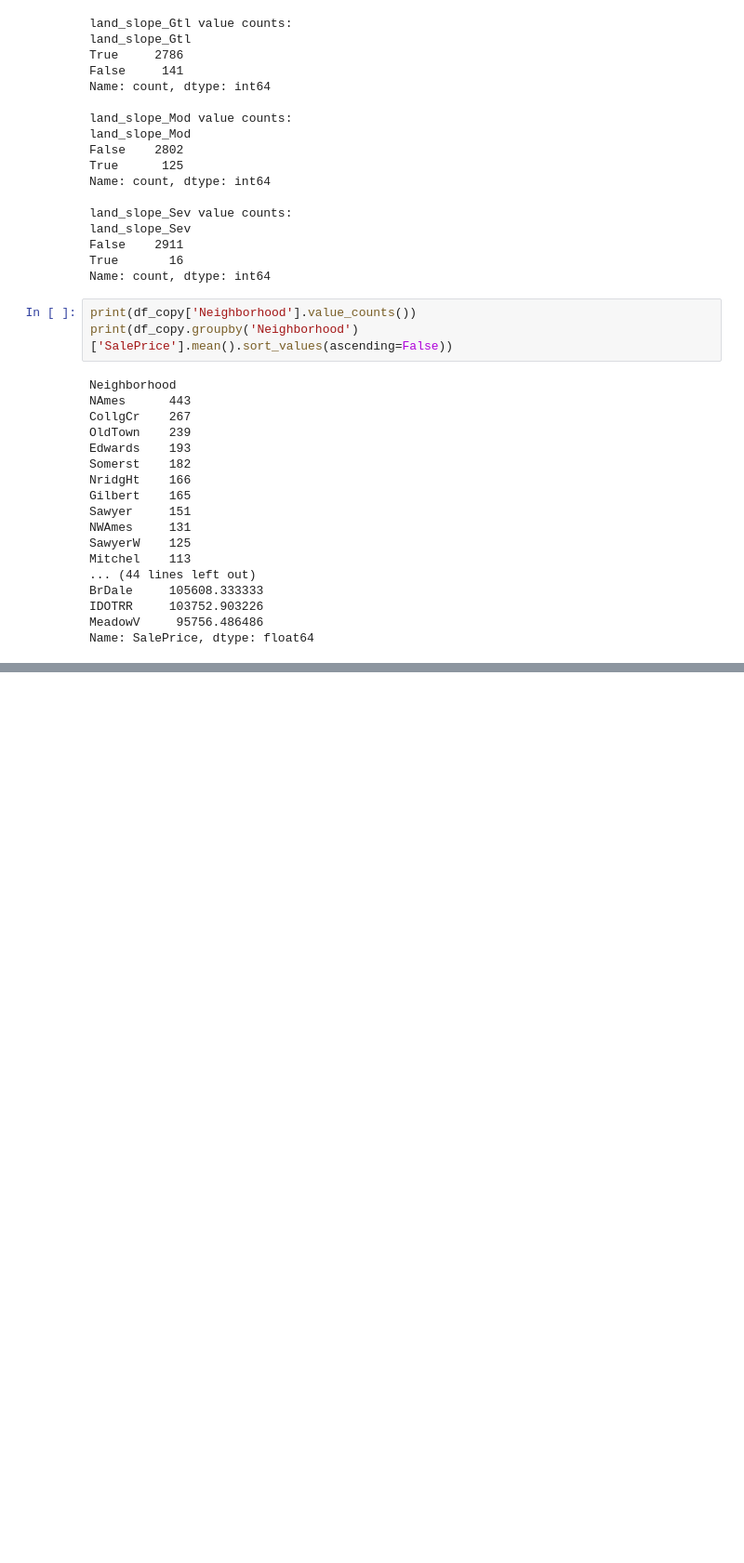
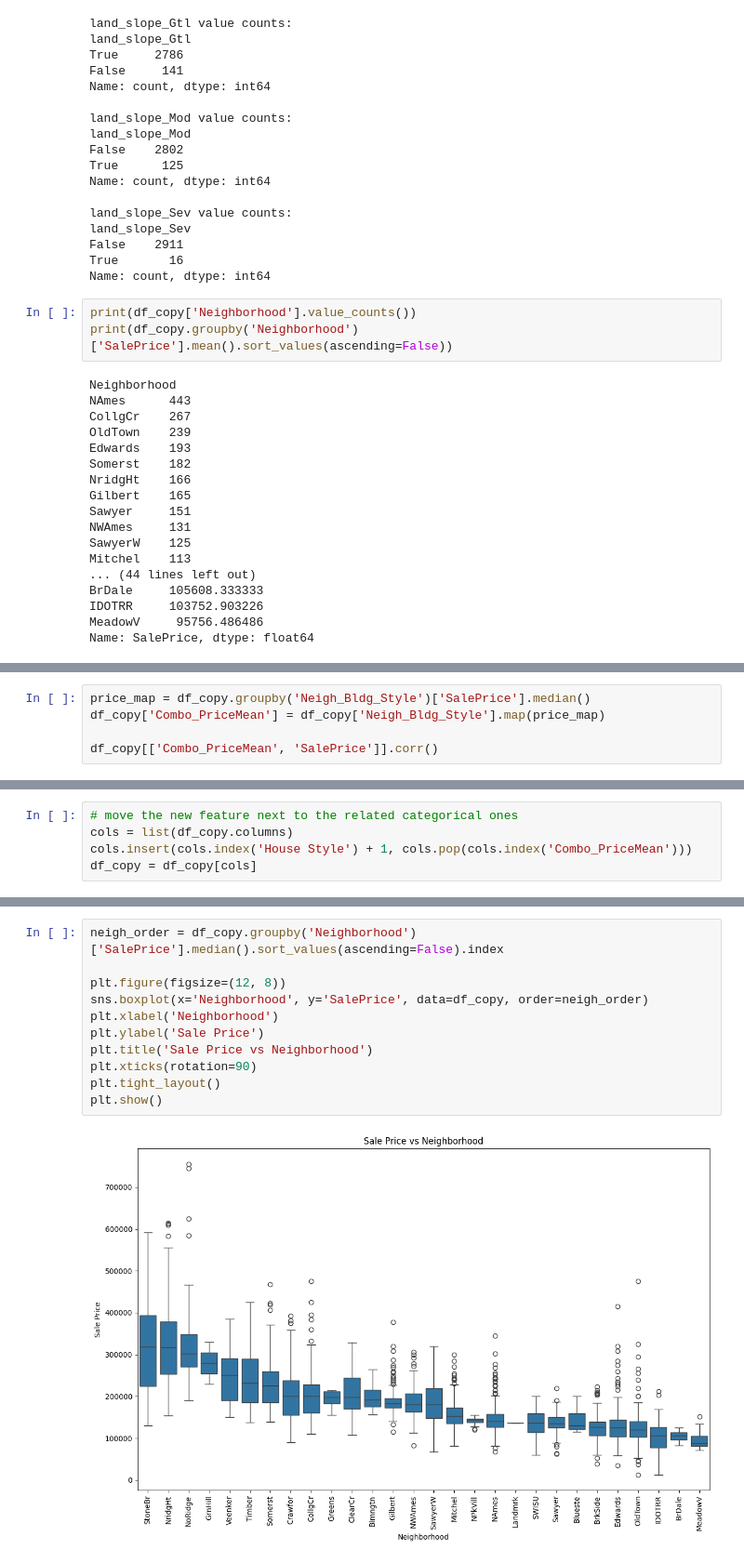
Before and after one commit to hedesiustefan/ML_Project, a Jupyter notebook: cat_feat_encode.ipynb, the cells around one changed output, grey strips where cells are left out. Shown at 93% size. Saved outputs shown, nothing was run; the diff lists cells and outputs as text; blank space fills up the shorter version.

```diff
--- a/cat_feat_encode.ipynb
+++ b/cat_feat_encode.ipynb
@@ -318,0 +408,5 @@ Name: SalePrice, dtype: float64
+# %%
+price_map = df_copy.groupby('Neigh_Bldg_Style')['SalePrice'].median()
+df_copy['Combo_PriceMean'] = df_copy['Neigh_Bldg_Style'].map(price_map)
+
+df_copy[['Combo_PriceMean', 'SalePrice']].corr()
@@ -318,0 +433,5 @@ Name: SalePrice, dtype: float64
+# %%
+# move the new feature next to the related categorical ones
+cols = list(df_copy.columns)
+cols.insert(cols.index('House Style') + 1, cols.pop(cols.index('Combo_PriceMean')))
+df_copy = df_copy[cols]
@@ -318,0 +471,13 @@ Name: SalePrice, dtype: float64
+# %%
+neigh_order = df_copy.groupby('Neighborhood')['SalePrice'].median().sort_values(ascending=False).index
+
+plt.figure(figsize=(12, 8))
+sns.boxplot(x='Neighborhood', y='SalePrice', data=df_copy, order=neigh_order)
+plt.xlabel('Neighborhood')
+plt.ylabel('Sale Price')
+plt.title('Sale Price vs Neighborhood')
+plt.xticks(rotation=90)
+plt.tight_layout()
+plt.show()
+# %% [output]
+[figure, added]
```
Also changed, not shown: parts of 24 cells of this notebook.
